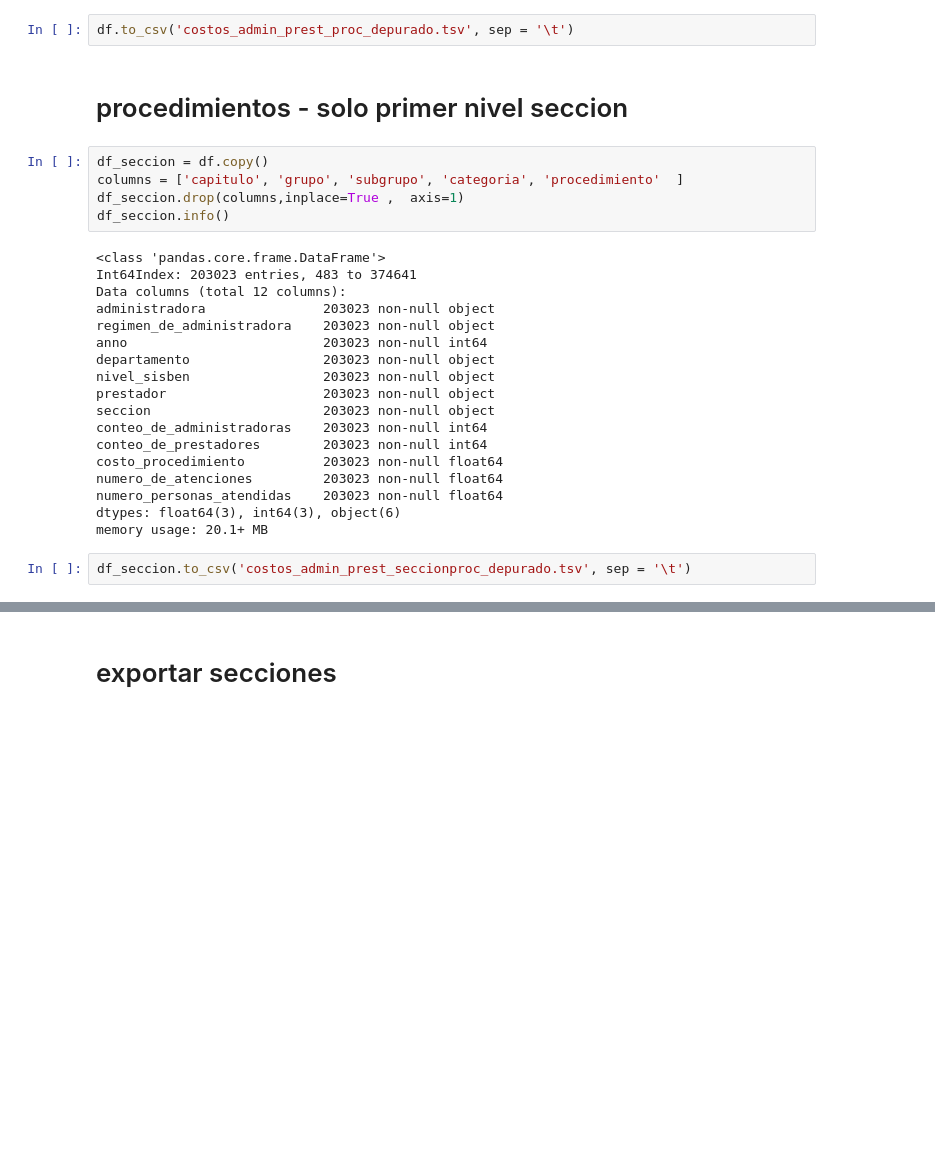
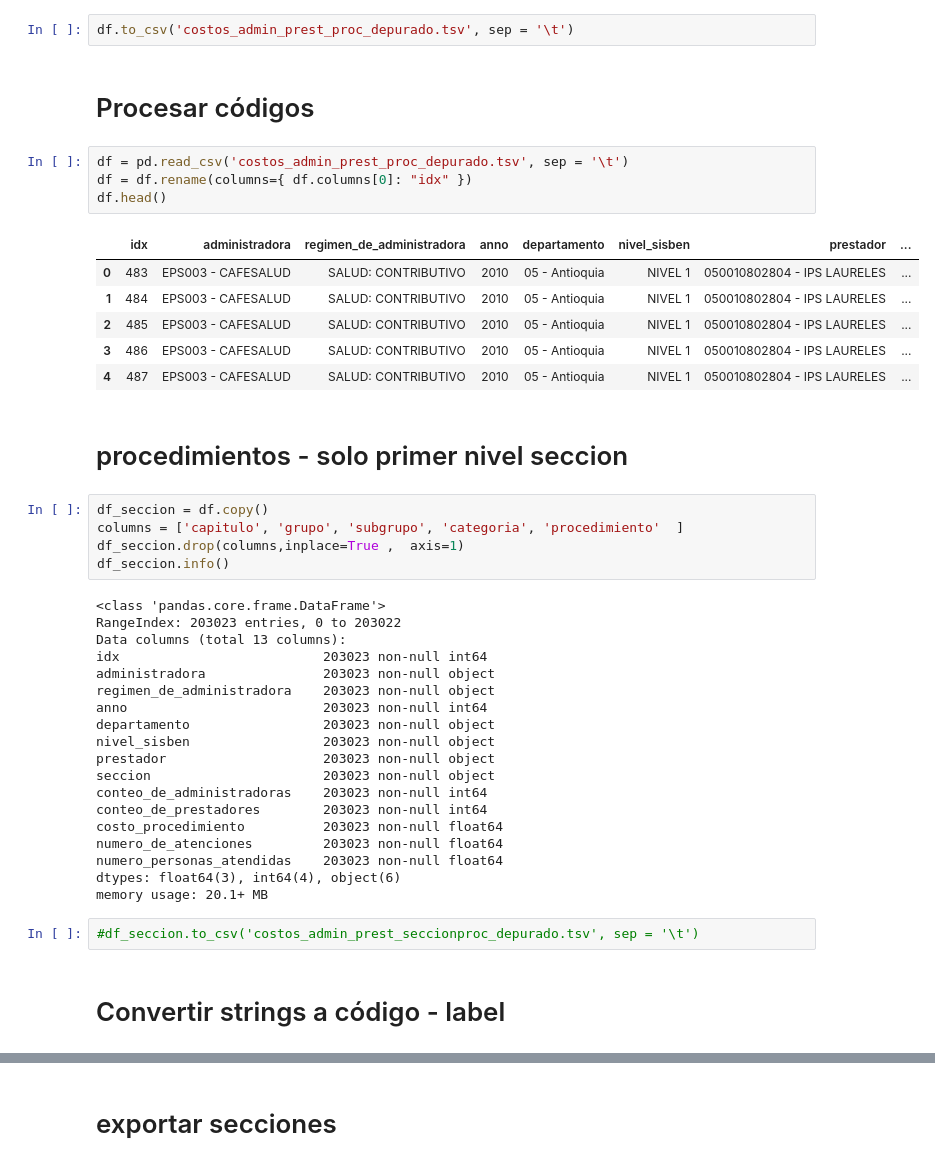
Before and after one commit to dersteppenwolf/isis4822_final_project, a Jupyter notebook: etl/costos_admin_prest_proc.ipynb, the cells around one changed output, grey strips where cells are left out. Drawn from its saved outputs; the diff is of its cells as text; blank space fills up the shorter version.

```diff
--- a/etl/costos_admin_prest_proc.ipynb
+++ b/etl/costos_admin_prest_proc.ipynb
@@ -257,6 +257,19 @@ seccion
 # EXPORTAR
 # %%
 df.to_csv('costos_admin_prest_proc_depurado.tsv', sep = '\t')
+# %% [markdown]
+# Procesar códigos
+# %%
+df = pd.read_csv('costos_admin_prest_proc_depurado.tsv', sep = '\t')
+df = df.rename(columns={ df.columns[0]: "idx" })
+df.head()
+# %% [output]
+|  | idx | administradora | regimen_de_administradora | anno | departamento | nivel_sisben | prestador | ... |
+| 0 | 483 | EPS003 - CAFESALUD | SALUD: CONTRIBUTIVO | 2010 | 05 - Antioquia | NIVEL 1 | 050010802804 - IPS LAURELES | ... |
+| 1 | 484 | EPS003 - CAFESALUD | SALUD: CONTRIBUTIVO | 2010 | 05 - Antioquia | NIVEL 1 | 050010802804 - IPS LAURELES | ... |
+| 2 | 485 | EPS003 - CAFESALUD | SALUD: CONTRIBUTIVO | 2010 | 05 - Antioquia | NIVEL 1 | 050010802804 - IPS LAURELES | ... |
+| 3 | 486 | EPS003 - CAFESALUD | SALUD: CONTRIBUTIVO | 2010 | 05 - Antioquia | NIVEL 1 | 050010802804 - IPS LAURELES | ... |
+| 4 | 487 | EPS003 - CAFESALUD | SALUD: CONTRIBUTIVO | 2010 | 05 - Antioquia | NIVEL 1 | 050010802804 - IPS LAURELES | ... |
 # %% [markdown]
 # procedimientos - solo primer nivel  seccion
 # %%
@@ -266,8 +279,9 @@ df_seccion.drop(columns,inplace=True ,  axis=1)
 df_seccion.info()
 # %% [output]
 <class 'pandas.core.frame.DataFrame'>
-Int64Index: 203023 entries, 483 to 374641
-Data columns (total 12 columns):
+RangeIndex: 203023 entries, 0 to 203022
+Data columns (total 13 columns):
+idx                          203023 non-null int64
 administradora               203023 non-null object
 regimen_de_administradora    203023 non-null object
 anno                         203023 non-null int64
@@ -280,7 +294,9 @@ conteo_de_prestadores        203023 non-null int64
 costo_procedimiento          203023 non-null float64
 numero_de_atenciones         203023 non-null float64
 numero_personas_atendidas    203023 non-null float64
-dtypes: float64(3), int64(3), object(6)
+dtypes: float64(3), int64(4), object(6)
 memory usage: 20.1+ MB
 # %%
-df_seccion.to_csv('costos_admin_prest_seccionproc_depurado.tsv', sep = '\t')
+#df_seccion.to_csv('costos_admin_prest_seccionproc_depurado.tsv', sep = '\t')
+# %% [markdown]
+# Convertir strings a código - label
```
Also changed, not shown: parts of 15 cells of this notebook, 7 other files.
